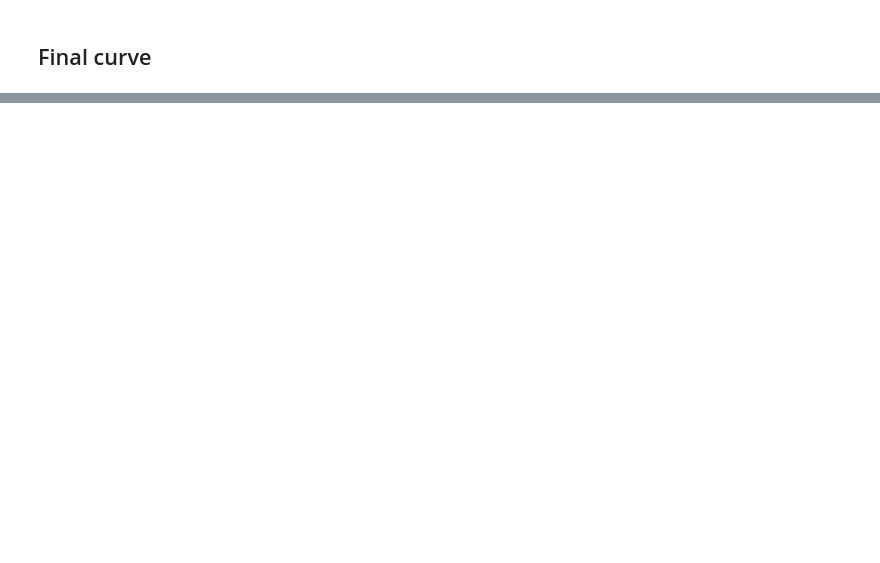
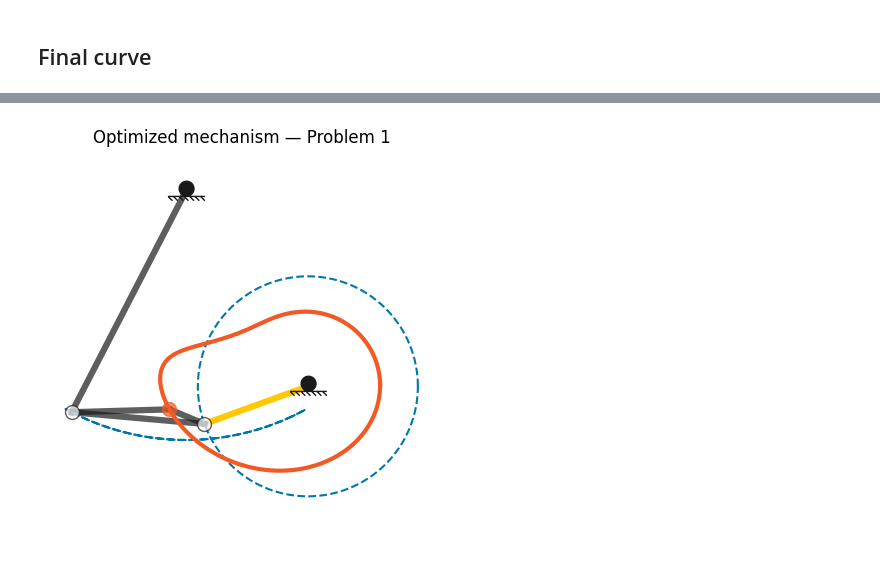
Before and after one commit to bcuero13/2155_CP1, a Jupyter notebook: Fall_26_CP1_Advanced_Starter_Notebook_BC_DS_JC.ipynb, the cells around one changed output, grey strips where cells are left out. Cells and saved outputs as stored; diff of their text form; code cells hidden in the pictures; blank space fills up the shorter version.

```diff
--- a/Fall_26_CP1_Advanced_Starter_Notebook_BC_DS_JC.ipynb
+++ b/Fall_26_CP1_Advanced_Starter_Notebook_BC_DS_JC.ipynb
@@ -30,24 +30,26 @@ from pymoo.optimize import minimize
 
 from LINKS.Optimization import Tools, DifferentiableTools, MechanismRandomizer
 from LINKS.Geometry import CurveEngine
+from LINKS.Visualization import MechanismVisualizer
 from LINKS.CP import REFERENCE_POINTS, MAX_JOINTS, make_empty_submission, evaluate_submission
+visualizer = MechanismVisualizer()
 # %% [markdown]
 ## Settings
 # %%
 # Run this notebook inside the repository containing LINKS, utils, and the .npy files.
 TARGET_PATH = Path('kangaroo_target_curves.npy')
-TARGET_INDICES = (1,)              # 0: round; 1: no ears/tail; 2: full kangaroo
+TARGET_INDICES = (0,)              # 0: round; 1: no ears/tail; 2: full kangaroo
 QUICK_CHECK = False                # Set False for the longer optimization.
-RUN_SWEEP = False                 # True compares all joint counts and seeds below.
-JOINT_COUNTS = (7,)
-SEEDS = (123,)
+RUN_SWEEP = True                 # True compares all joint counts and seeds below.
+JOINT_COUNTS = (6,10,12)
+SEEDS = (789,)
 COORDINATE_BOUNDS = (0.0, 5.0)
 DISTANCE_WEIGHTS = (0.90, 0.95)
 
 POPULATION_SIZE = 20 if QUICK_CHECK else 100
-GA1_GENERATIONS = 5 if QUICK_CHECK else 200
+GA1_GENERATIONS = 5 if QUICK_CHECK else 700
 GD_STEPS = 10 if QUICK_CHECK else 200
-GA2_GENERATIONS = 5 if QUICK_CHECK else 100
+GA2_GENERATIONS = 5 if QUICK_CHECK else 200
 MAX_GD_CANDIDATES = 4 if QUICK_CHECK else 12
 GD_LEARNING_RATE = 4e-4
 GD_MAX_BACKTRACKS = 12
@@ -361,8 +363,8 @@ def run_ga(problem, members, generations, seed, stage="GA1"):
         integer_probability = 0.3
         edge_mutation_rate = 0.02
     else:
-        real_probability = 0.4
-        integer_probability = 0.15
+        real_probability = 0.05
+        integer_probability = 0.05
         edge_mutation_rate = 0.01
 
     mutation = {
@@ -403,7 +405,7 @@ def run_ga(problem, members, generations, seed, stage="GA1"):
         algorithm,
         ("n_gen", generations),
         seed=seed,
-        verbose=False,
+        verbose=True,
         save_history=False,
     )
 
@@ -660,20 +700,68 @@ for summary in run_summaries:
 # %% [markdown]
 ## Final curve
 # %%
-# Only optimized-result plots; disable with SHOW_FINAL_CURVE = False.
 if SHOW_FINAL_CURVE:
-    curve_engine = CurveEngine(resolution=PROBLEM_TOOLS.timesteps, normalize_scale=False)
+    curve_engine = CurveEngine(
+        resolution=PROBLEM_TOOLS.timesteps,
+        normalize_scale=False,
+    )
+
     for target_index, records in selected_records.items():
         if not records:
             continue
-        best = min(records, key=lambda r: r['F'][0])
-        mech = best['mech']
-        solutions = np.asarray(PROBLEM_TOOLS.solver(
-            [mech['x0']], [mech['edges']], [mech['fixed_joints']], [mech['motor']],
-        ))
-        traced_curve = solutions[0, mech['target_joint']]
-        print(f"Problem {target_index + 1}: distance={best['F'][0]:.6g}, material={best['F'][1]:.6g}")
-        # Avoid JAX boolean-tracing errors in the visualization helper.
+
+        best = min(
+            records,
+            key=lambda r: r["F"][0],
+        )
+
+        mech = best["mech"]
+
+        print(
+            f"Problem {target_index + 1}: "
+            f"distance={best['F'][0]:.6g}, "
+            f"material={best['F'][1]:.6g}"
+        )
+
+        # Plot the optimized mechanism
+        plt.figure(figsize=(5, 5))
+
+        visualizer(
+            mech["x0"],
+            mech["edges"],
+            mech["fixed_joints"],
+            mech["motor"],
+            highlight=mech["target_joint"],
+            ax=plt.gca(),
+        )
+
+        plt.title(
+            f"Optimized mechanism — Problem {target_index + 1}"
+        )
+
+        plt.show()
+
+        # Generate the traced curve
+        solutions = np.asarray(
+            PROBLEM_TOOLS.solver(
+                [mech["x0"]],
+                [mech["edges"]],
+                [mech["fixed_joints"]],
+                [mech["motor"]],
+            )
+        )
+
+        traced_curve = solutions[
+            0,
+            mech["target_joint"],
+        ]
+
+        # Compare the generated curve with the target
         with jax.disable_jit():
-            curve_engine.visualize_comparison(traced_curve, np.asarray(target_curves[target_index]))
+            curve_engine.visualize_comparison(
+                traced_curve,
+                np.asarray(target_curves[target_index]),
+            )
+
         plt.show()
+# %% [output]
@@ -679,0 +769 @@ if SHOW_FINAL_CURVE:
+[figure, added]
```
Also changed, not shown: parts of 5 cells of this notebook, 25 other files.
